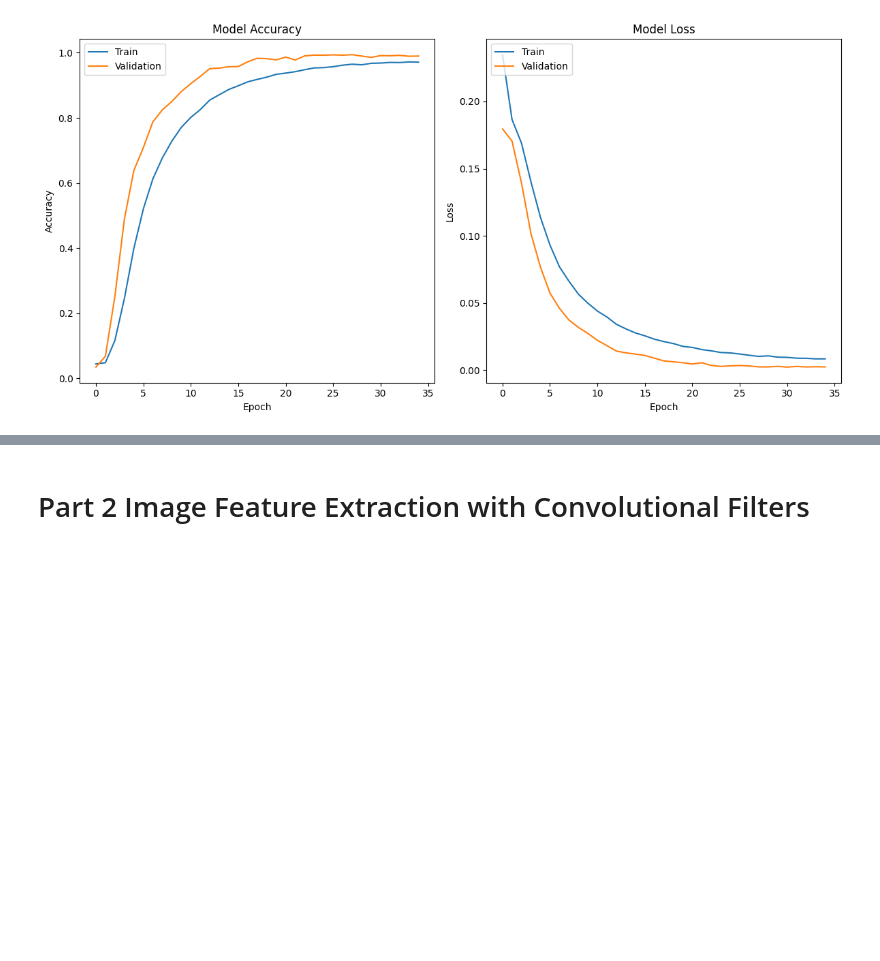
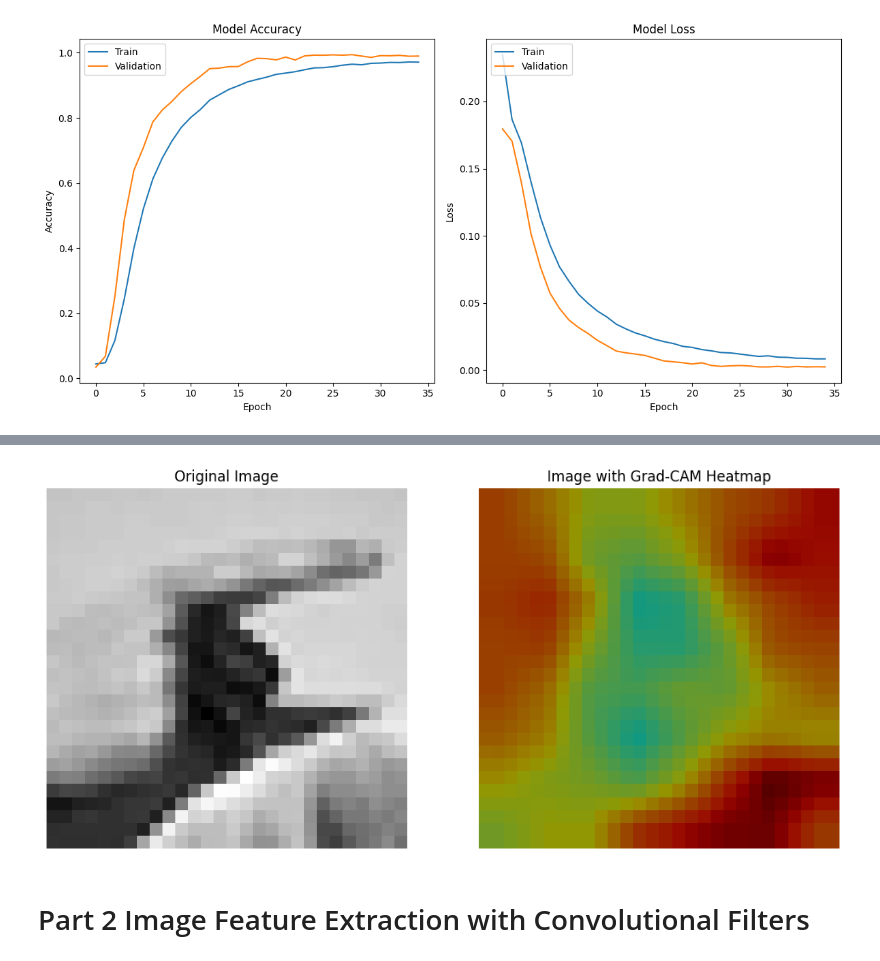
Before and after one commit to anthonyivanier/Advanced_ML_project, a Jupyter notebook: main_project.ipynb, the cells around one changed output, grey strips where cells are left out. Saved outputs shown, nothing was run; the diff lists cells and outputs as text; code cells hidden in the pictures; blank space fills up the shorter version.

```diff
--- a/main_project.ipynb
+++ b/main_project.ipynb
@@ -334,3 +341,76 @@ ModuleNotFoundError: No module named 'cv2'
+# %%
+import matplotlib.cm as cm
+
+def preprocess_image(image):
+    # Add preprocessing if needed, e.g., resizing, scaling, etc.
+    # Ensure the output is in the format expected by the model
+    return image
+
+# Select and preprocess an image from X_test
+img = X_test[0]  # Example: select the first image from the test set
+img_processed = preprocess_image(img)
+
+# ... (rest of the Grad-CAM implementation)
+# Create a model that outputs the final conv layer and the original model's output
+last_conv_layer_name = 'conv2d_3'  # The name of the last conv layer in your model
+last_conv_layer = model.get_layer(last_conv_layer_name)
+grad_model = tf.keras.models.Model([model.inputs], [last_conv_layer.output, model.output])
+
+# Get the gradient of the top predicted class for the selected image
+with tf.GradientTape() as tape:
+    conv_outputs, predictions = grad_model(np.array([img_processed]))
+    loss = predictions[:, np.argmax(predictions[0])]
+
+# Capture the gradient with respect to the output of the last conv layer
+output = conv_outputs[0]
+grads = tape.gradient(loss, conv_outputs)[0]
+
+# Weight the channels by the corresponding gradients
+weights = tf.reduce_mean(grads, axis=(0, 1))
+
+# Create a heatmap
+heatmap = np.dot(output, weights)
+heatmap = np.maximum(heatmap, 0)
+heatmap /= np.max(heatmap)
+
+# Normalize the heatmap
+heatmap = np.maximum(heatmap, 0)
+heatmap /= np.max(heatmap)
+
+# Create an RGB version of the grayscale img for visualization
+if img.ndim == 2:  # Check if the image is grayscale
+    img_rgb = cv2.cvtColor(img, cv2.COLOR_GRAY2RGB)
+else:
+    img_rgb = img.copy()
+
+# Resize the heatmap to the size of the original image
+heatmap_resized = cv2.resize(heatmap, (img_rgb.shape[1], img_rgb.shape[0]))
+
+# Convert heatmap to RGB
+heatmap_rgb = cm.jet(heatmap_resized)[:, :, :3] * 255
+
+# Superimpose the heatmap onto the original image
+superimposed_img = heatmap_rgb * 0.6 + img_rgb * 0.4
+superimposed_img = np.clip(superimposed_img, 0, 255).astype('uint8')
+
+# Display the original image and the heatmap
+plt.figure(figsize=(12, 6))
+
+# Original image
+plt.subplot(1, 2, 1)
+plt.imshow(img, cmap='gray')
+plt.title('Original Image')
+plt.axis('off')
+
+# Image with heatmap
+plt.subplot(1, 2, 2)
+plt.imshow(superimposed_img)
+plt.title('Image with Grad-CAM Heatmap')
+plt.axis('off')
+
+plt.show()
+# %% [output]
+[figure, added]
 # %%
 '''
 from keras.models import Model
```
Also changed, not shown: parts of 3 cells of this notebook.
